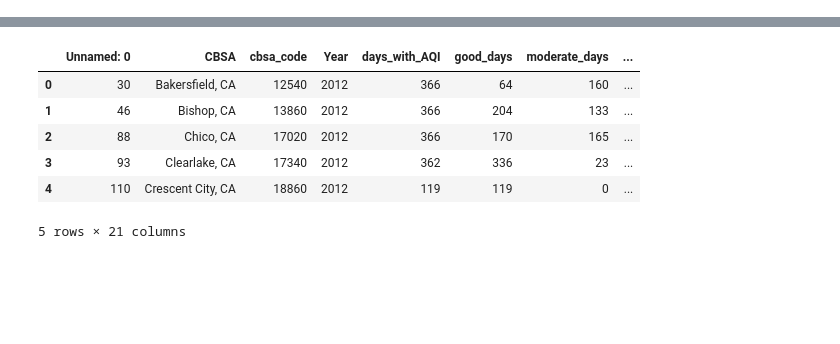
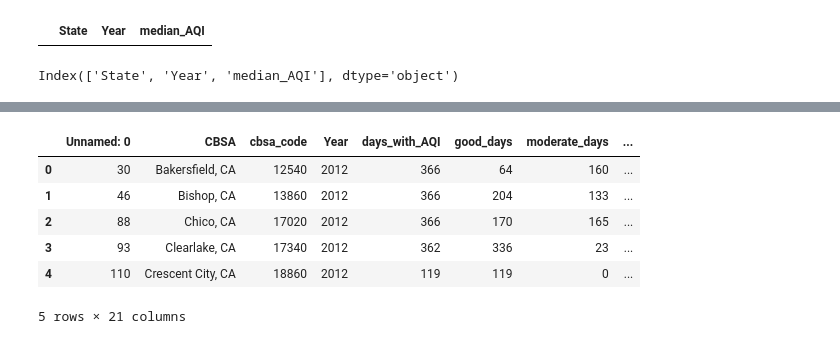
Before and after one commit to salvamike/US_Pollution-Project, a Jupyter notebook: Pollution_Machine_Learning.ipynb, the cells around one changed output, grey strips where cells are left out. Cells and saved outputs as stored; diff of their text form; code cells hidden in the pictures; blank space fills up the shorter version.

```diff
--- a/Pollution_Machine_Learning.ipynb
+++ b/Pollution_Machine_Learning.ipynb
@@ -136,0 +125,9 @@ df.plot(x="Year", y="median_AQI", kind="bar")
+# %%
+AZ_df = group_by_state[group_by_state["City"]=="AZ"]
+AZ_df
+# %% [output]
+|  | State | Year | median_AQI |
+# %%
+group_by_state.columns
+# %% [output]
+Index(['State', 'Year', 'median_AQI'], dtype='object')
```
Also changed, not shown: parts of 37 cells of this notebook, 1 other file.
